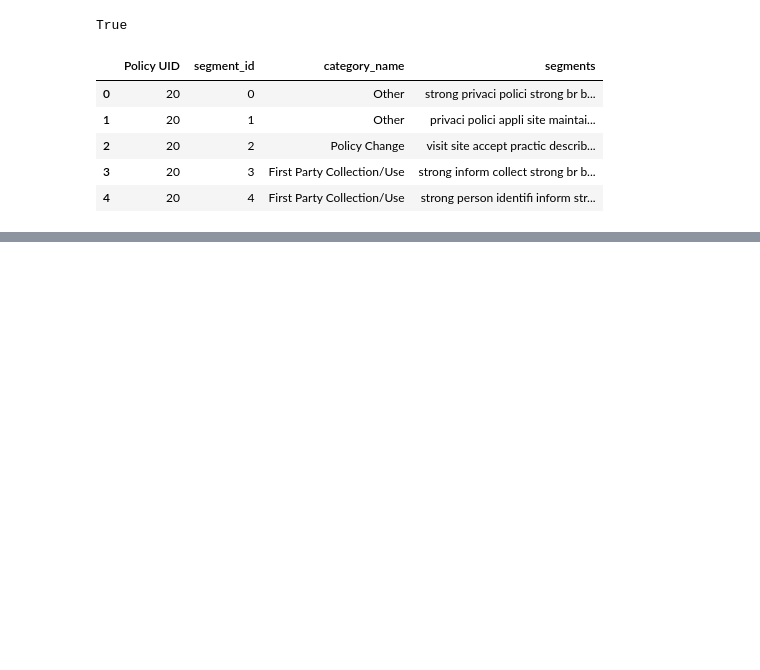
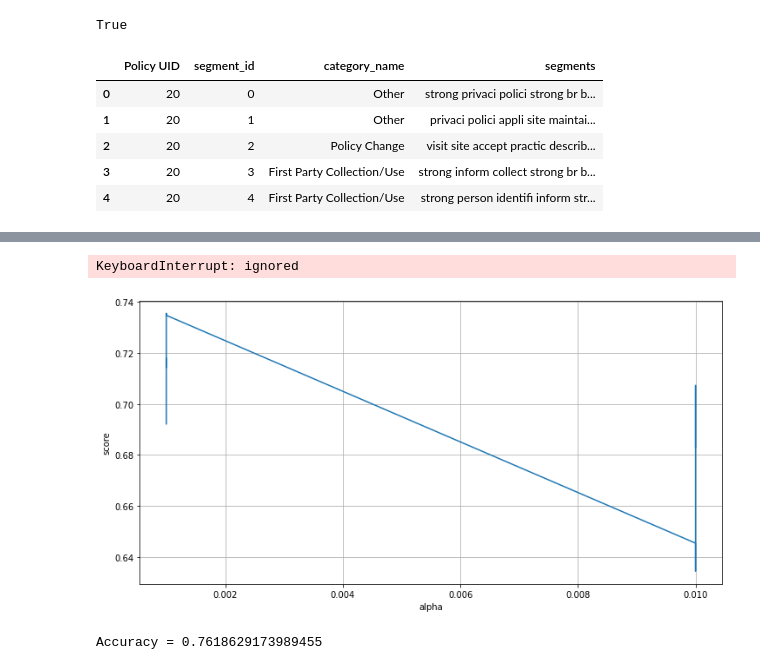
Before and after one commit to bachhvu/Policy-NLP, a Jupyter notebook: Model_Development.ipynb, the cells around one changed output, grey strips where cells are left out. Saved outputs shown, nothing was run; the diff lists cells and outputs as text; code cells hidden in the pictures; blank space fills up the shorter version.

```diff
--- a/Model_Development.ipynb
+++ b/Model_Development.ipynb
@@ -160,0 +169,3 @@ Naive Bayes, Accuracy = 0.680140597539543
+# %%
+alpha_list = np.linspace(0.001, 0.1, 100)
+alpha_list
@@ -160,0 +185,26 @@ Naive Bayes, Accuracy = 0.680140597539543
+# %%
+#paramater selection
+start_time = time.time()
+parameters = {'vectorizer__ngram_range': [(1, 1), (1, 2),(2,2)],
+               'tfidf__use_idf': (True, False),
+               'clf__alpha': alpha_list,}
+gs_clf = GridSearchCV(text_clf, parameters, n_jobs=-1, cv = 5)
+gs_clf = gs_clf.fit(segments_train, targets_train)
+train_time = time.time() - start_time
+print('Done training in', train_time, 'seconds.')
+# %% [output]
+KeyboardInterrupt: ignored
+# %%
+results = pd.DataFrame()
+# collect alpha list
+results['alpha'] = gs_clf.cv_results_['param_clf__alpha'].data
+# collect test scores
+results['score'] = gs_clf.cv_results_['mean_test_score'].data
+# %%
+plt.rcParams['figure.figsize'] = (12.0, 6.0)
+plt.plot(results['alpha'], results['score'])
+plt.xlabel('alpha')
+plt.ylabel('score')
+plt.grid()
+# %% [output]
+[figure, added]
@@ -161,3 +214,14 @@ Naive Bayes, Accuracy = 0.680140597539543
+# %%
+text_clf_final = Pipeline([('vectorizer',CountVectorizer(ngram_range=(1,2))),
+                     ('tfidf', TfidfTransformer(use_idf=True)),
+                     ('clf', SGDClassifier(alpha=0.001))
+])
+
+text_clf_final.fit(segments_train,targets_train)
+preds = text_clf_final.predict(segments_test)
+print('Accuracy =', np.mean(preds == targets_test))
+# %% [output]
+Accuracy = 0.7618629173989455
 # %%
 #Quick diagnostics
 print(classification_report(targets_test.astype(str),preds.astype(str)))
```
Also changed, not shown: parts of 21 cells of this notebook.
